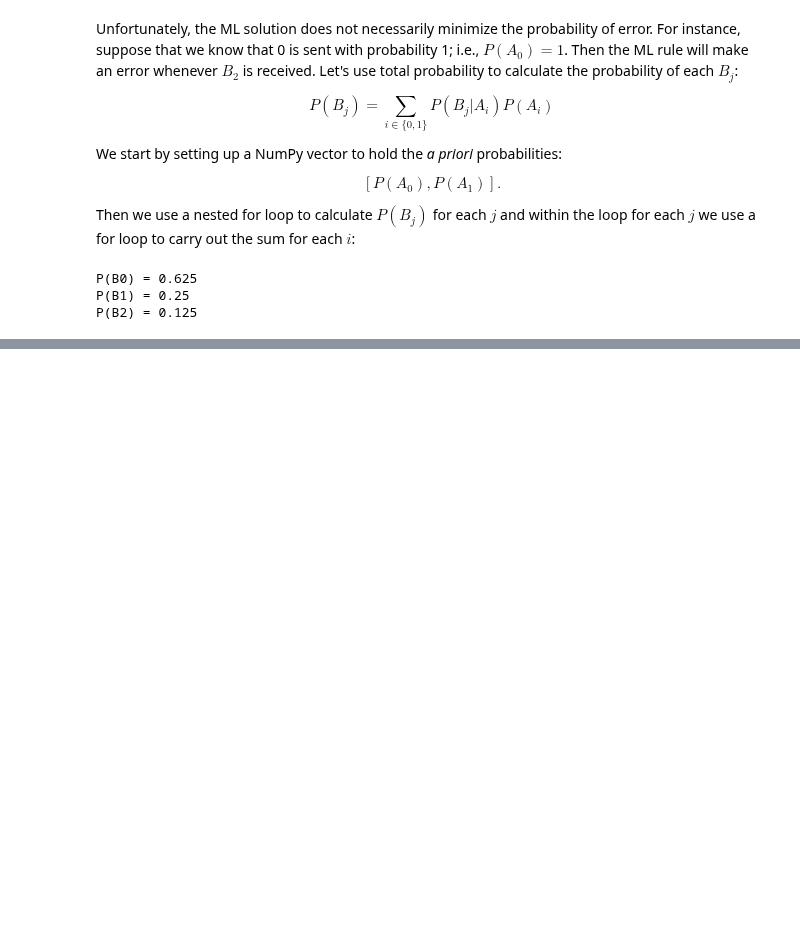
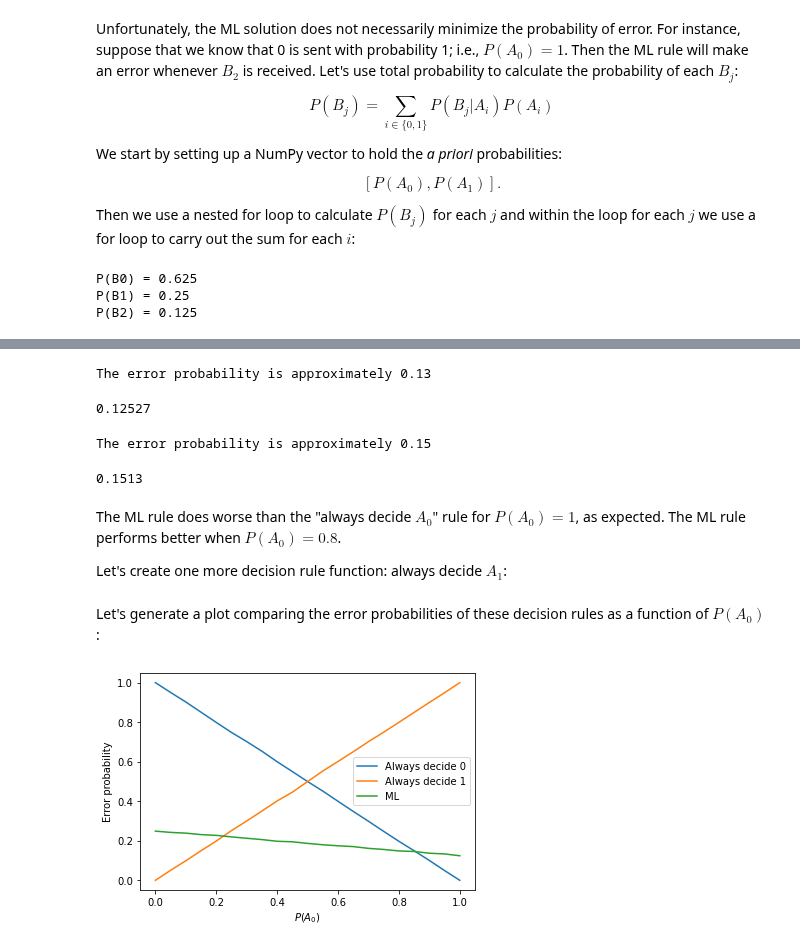
Before and after one commit to tangchen/Foundations-of-Data-Science-with-Python, a Jupyter notebook: 07-bayesian-methods/optimal-decisions.ipynb, the cells around one changed output, grey strips where cells are left out. Saved outputs shown, nothing was run; the diff lists cells and outputs as text; code cells hidden in the pictures; blank space fills up the shorter version.

Commit message:
Add section on optimal decisions.

```diff
--- a/07-bayesian-methods/optimal-decisions.ipynb
+++ b/07-bayesian-methods/optimal-decisions.ipynb
@@ -112,0 +205,3 @@ Let $E$ be the event that an error occurs (i.e., the decision differs from the t
+# %%
+def always_decide0 (observation, P, PA0):
+    return 0
@@ -112,0 +224,3 @@ Let $E$ be the event that an error occurs (i.e., the decision differs from the t
+# %%
+def ML (observation, P, PA0):
+    return np.argmax(P[:,observation]) #Here I selected the  column and then did argmax, but the other way also works
@@ -112,0 +229,42 @@ Let $E$ be the event that an error occurs (i.e., the decision differs from the t
+# %%
+sim2to3(ML, P, 1, verbose = True)
+# %% [output]
+The error probability is approximately 0.13
+0.12527
+# %%
+sim2to3(ML, P, 0.8, verbose = True)
+# %% [output]
+The error probability is approximately 0.15
+0.1513
+# %% [markdown]
+The ML rule does worse than the "always decide $A_0$" rule for $P(A_0)=1$, as expected. The ML rule performs better when $P(A_0)=0.8$.
+
+Let's create one more decision rule function: always decide $A_1$:
+# %%
+def always_decide1 (observation, P, PA0):
+    return 1
+# %% [markdown]
+Let's generate a plot comparing the error probabilities of these decision rules as a function of $P(A_0)$:
+# %%
+from tqdm import tqdm
+import matplotlib.pyplot as plt
+
+input_probs = np.linspace(0,1,21)
+
+pe_always0 = []
+pe_always1 = []
+pe_ML = []
+
+for PA0 in tqdm(input_probs):
+    pe_always0 += [sim2to3(always_decide0, P, PA0)]
+    pe_always1 += [sim2to3(always_decide1, P, PA0)]
+    pe_ML += [sim2to3(ML, P, PA0)]
+
+plt.plot(input_probs, pe_always0, label='Always decide 0')
+plt.plot(input_probs, pe_always1, label='Always decide 1')
+plt.plot(input_probs, pe_ML, label='ML')
+plt.xlabel(f'$P(A_0)$')
+plt.ylabel('Error probability')
+plt.legend();
+# %% [output]
+[figure, added]
```
Also changed, not shown: parts of 29 cells of this notebook, 1 other file.
